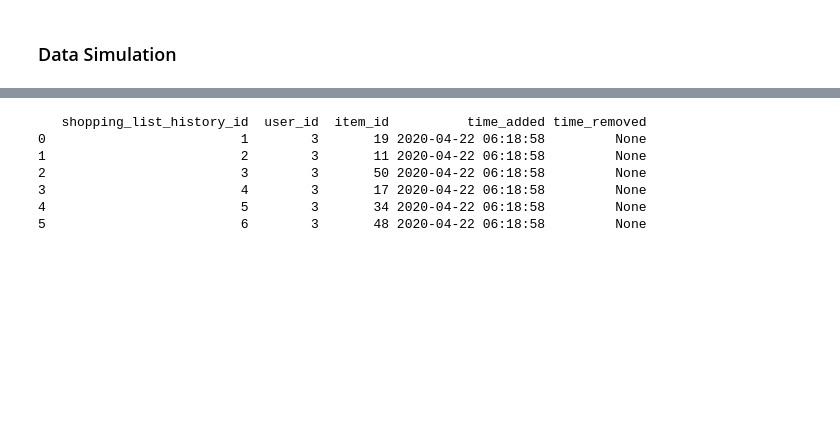
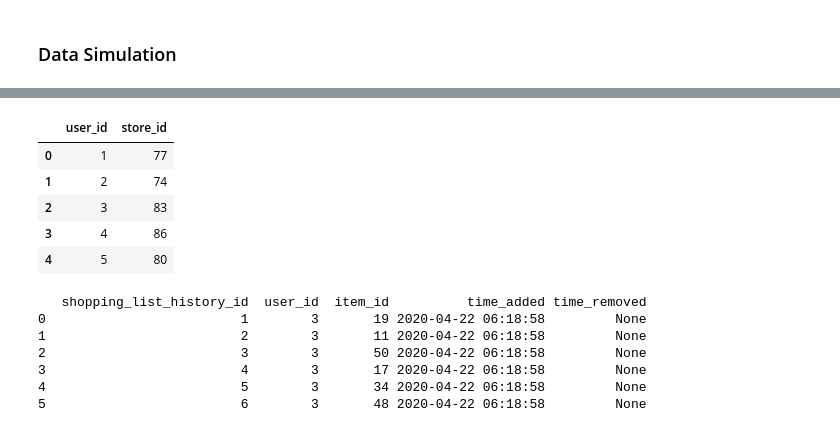
Before and after one commit to RDMoore95/CrowdSourceShopping, a Jupyter notebook: reco_engine/mysql_test.ipynb, the cells around one changed output, grey strips where cells are left out. Cells and saved outputs as stored; diff of their text form; code cells hidden in the pictures; blank space fills up the shorter version.

```diff
--- a/reco_engine/mysql_test.ipynb
+++ b/reco_engine/mysql_test.ipynb
@@ -264,0 +397,14 @@ array([-0.80597878, -0.89860904, -0.46956359, -0.09330859, -0.06566857,
+# %%
+# Get users
+users = pd.read_sql('SELECT DISTINCT user_id FROM User', con=db_connection)
+print(users.head())
+
+def assign_preferred_store(users, stores):
+
+    print("Assigning a preferred store to users")
+    users['store_id'] = np.random.choice(stores['store_id'], users.shape[0], replace=True)
+
+    return(users)
+
+users = assign_preferred_store(users, stores)
+print(users.head())
@@ -264,0 +425,25 @@ array([-0.80597878, -0.89860904, -0.46956359, -0.09330859, -0.06566857,
+# %%
+# start_date = '2020-01-01'
+start_date = datetime.datetime(2020, 1, 1)
+users['next_trip_date'] = datetime.datetime(2020, 1, 1)
+day_count = 60
+
+def take_a_trip(sim_date, u):
+
+    print("Take a trip")
+    print(u)
+
+for sim_date in (start_date + timedelta(n) for n in range(day_count)):
+
+    # print("Done")
+    print(sim_date)
+
+    for u in users['user_id']:
+
+        print(u)
+        user_row = users[users['user_id'] == u]
+        print(user_row)
+
+        if user_row['next_trip_date'] == sim_date:
+
+            print("Taking a grocery trip!")
@@ -265,3 +456,16 @@ array([-0.80597878, -0.89860904, -0.46956359, -0.09330859, -0.06566857,
+# %%
+# Simulate a trip schedule
+
+users.head()
+
+users['last_trip_date']
+# %% [output]
+|  | user_id | store_id |
+| 0 | 1 | 77 |
+| 1 | 2 | 74 |
+| 2 | 3 | 83 |
+| 3 | 4 | 86 |
+| 4 | 5 | 80 |
 # %%
 items = pd.read_sql('SELECT DISTINCT item_id FROM Item', con=db_connection)
 # %%
```
Also changed, not shown: parts of 16 cells of this notebook, 1 other file.
